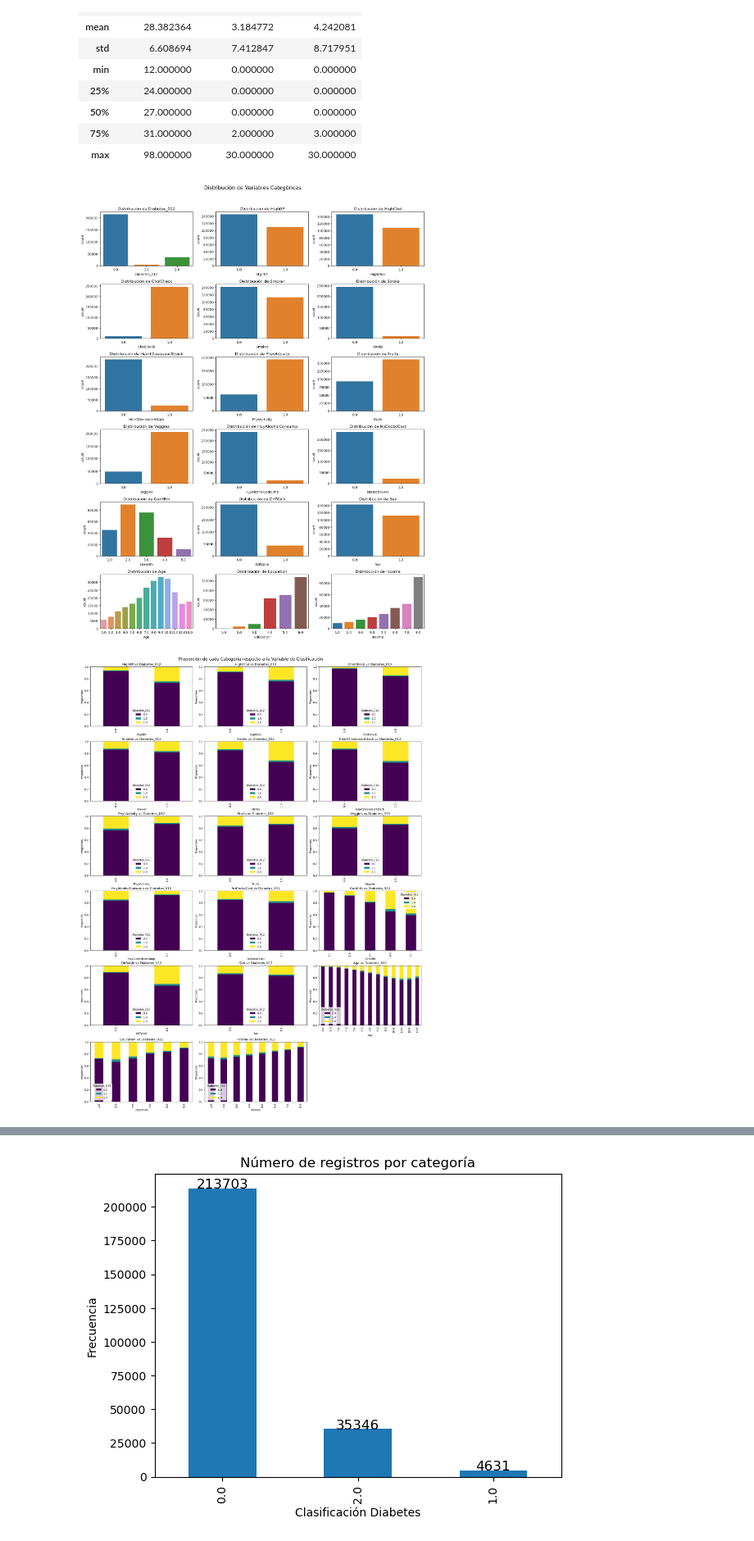
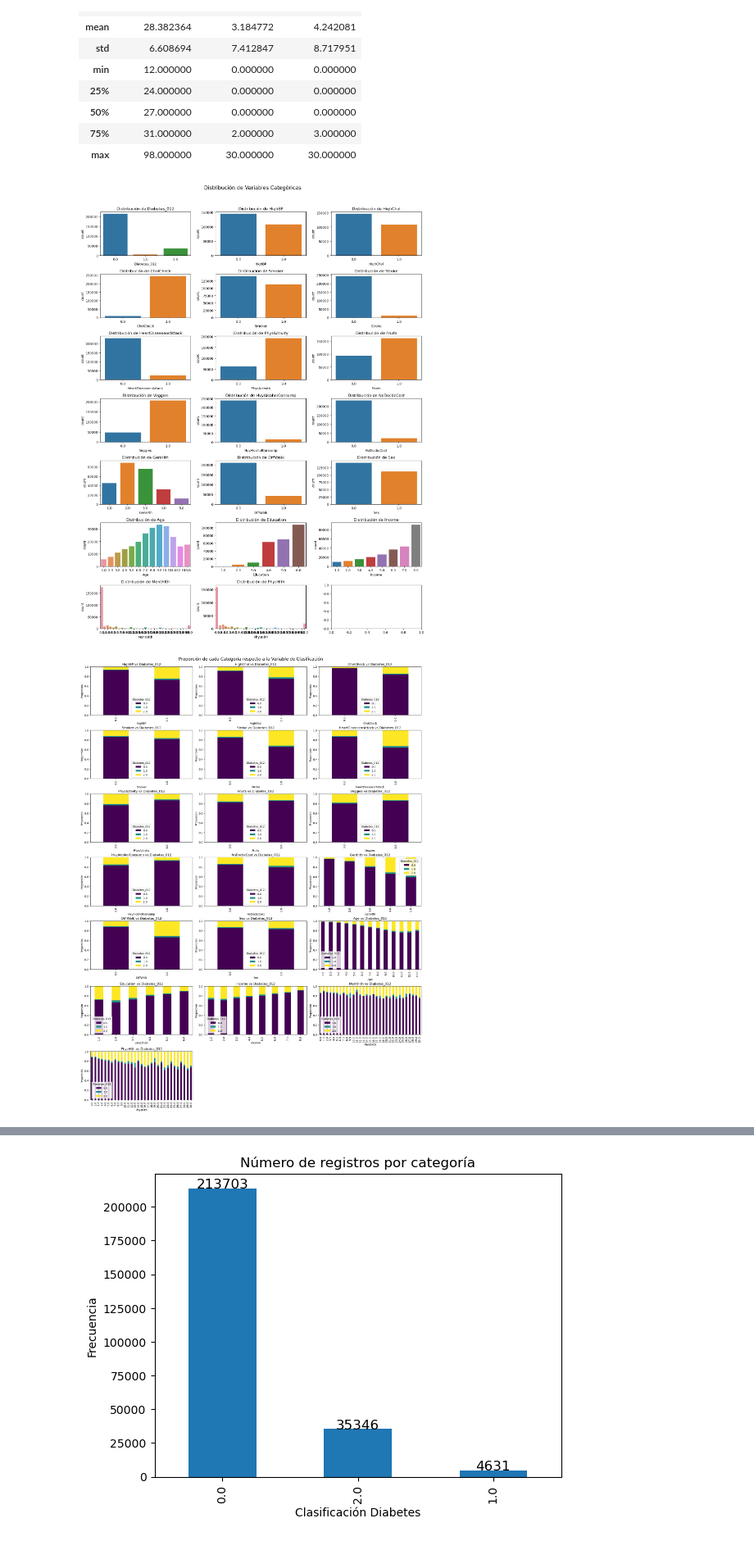
Before and after one commit to ViviF/Proyecto_Diabetes, a Jupyter notebook: Exploracion_datos/exploracion_dataset.ipynb, the cells around one changed output, grey strips where cells are left out. Shown at 82% size. Cells and saved outputs as stored; diff of their text form; code cells hidden in the pictures.

```diff
--- a/Exploracion_datos/exploracion_dataset.ipynb
+++ b/Exploracion_datos/exploracion_dataset.ipynb
@@ -19,0 +6,8 @@ df.head()
+# %%
+# URL del archivo CSV público en S3
+url = 'https://diabetes-dvcstore.s3.us-east-1.amazonaws.com/files/md5/0c/84b09d240b72e8180bceff3965d1bd'
+# Carga el archivo directamente en un DataFrame de pandas
+df = pd.read_csv(url)
+
+# Verifica el DataFrame cargado
+df.head()
@@ -56,10 +58,10 @@ df[["BMI", "MentHlth", "PhysHlth"]].describe()
 
 categorical_vars = ['Diabetes_012', 'HighBP', 'HighChol', 'CholCheck', 'Smoker', 'Stroke', 'HeartDiseaseorAttack',
                    'PhysActivity', 'Fruits', 'Veggies', 'HvyAlcoholConsump', 'NoDocbcCost', 'GenHlth', 'DiffWalk',
-                   'Sex', 'Age', 'Education', 'Income']
+                   'Sex', 'Age', 'Education', 'Income', 'MentHlth', 'PhysHlth']
 
 # Número de filas y columnas para el grid
-n_rows = 6
+n_rows = 7
 n_cols = 3
 
 fig, axes = plt.subplots(n_rows, n_cols, figsize=(15, 20))
@@ -75,39 +77,39 @@ for i, var in enumerate(categorical_vars):
 plt.tight_layout(rect=[0, 0, 1, 0.96])
 plt.show()
 # %% [output]
-[figure, old version]
+[figure, new version]
 # %%
 # Proporción de cada Categoría respecto a la Variable de Clasificación
 
 # Variables categóricas y variable de salida
 categorical_vars = ['HighBP', 'HighChol', 'CholCheck', 'Smoker', 'Stroke', 'HeartDiseaseorAttack',
                     'PhysActivity', 'Fruits', 'Veggies', 'HvyAlcoholConsump', 'NoDocbcCost', 'GenHlth',
-                    'DiffWalk', 'Sex', 'Age', 'Education', 'Income']
+                    'DiffWalk', 'Sex', 'Age', 'Education', 'Income', 'MentHlth', 'PhysHlth']
 output_var = 'Diabetes_012'
 
 # Configurar la figura para 6 filas y 3 columnas
-num_rows = 6
+num_rows = 7
 num_cols = 3
 fig, axes = plt.subplots(num_rows, num_cols, figsize=(18, 24), constrained_layout=True)
 
 # Aplanar el array de ejes para facilitar el acceso
 axes = axes.flatten()
 
 for i, var in enumerate(categorical_vars):
     if var in df.columns and output_var in df.columns:
         # Crear tabla de contingencia de proporciones
         proportions = pd.crosstab(df[var], df[output_var], normalize='index')
         proportions.plot(kind='bar', stacked=True, ax=axes[i], colormap='viridis')
         axes[i].set_title(f'{var} vs {output_var}')
         axes[i].set_xlabel(var)
         axes[i].set_ylabel('Proporción')
         axes[i].set_ylim(0, 1)  # Asegura que el eje y vaya de 0 a 1
 
 # Ocultar los ejes vacíos si hay menos de 18 variables
 for j in range(i + 1, num_rows * num_cols):
     axes[j].axis('off')  # Ocultar ejes adicionales
 
 plt.suptitle('Proporción de cada Categoría respecto a la Variable de Clasificación', fontsize=16)
 plt.show()
 # %% [output]
-[figure, old version]
+[figure, new version]
```
Also changed, not shown: parts of 9 cells of this notebook.
